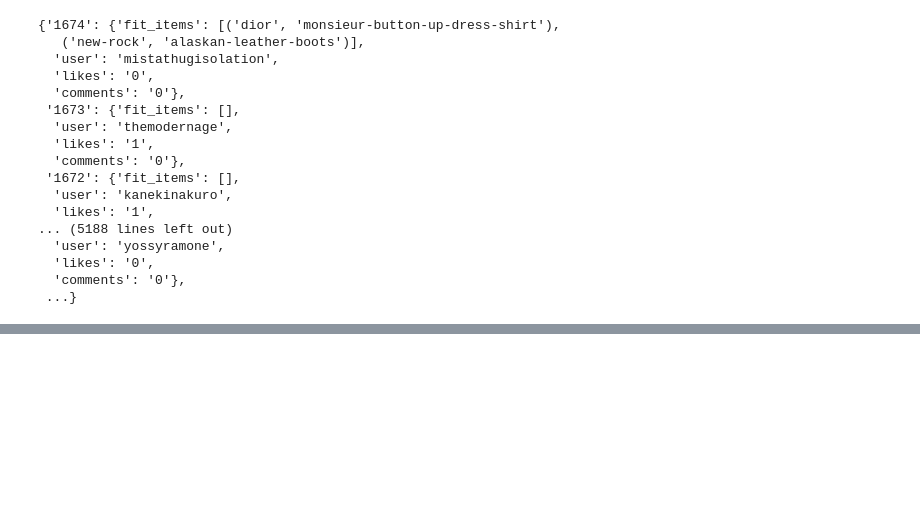
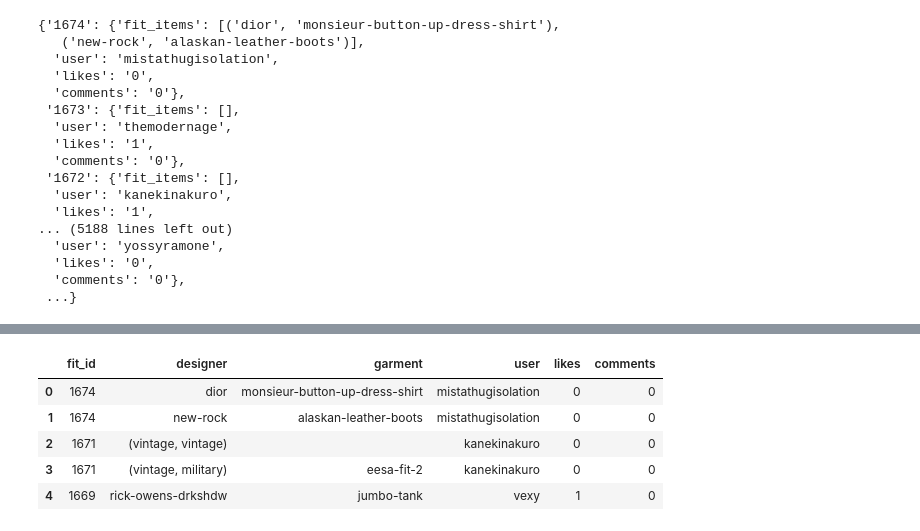
Before and after one commit to mdssmith/jawnflip_scraper, a Jupyter notebook: notebooks/scrape_from_manual.ipynb, the cells around one changed output, grey strips where cells are left out. Cells and saved outputs as stored; diff of their text form; code cells hidden in the pictures; blank space fills up the shorter version.

```diff
--- a/notebooks/scrape_from_manual.ipynb
+++ b/notebooks/scrape_from_manual.ipynb
@@ -130,0 +188,9 @@ out_dict_users
+# %%
+df.head()
+# %% [output]
+|  | fit_id | designer | garment | user | likes | comments |
+| 0 | 1674 | dior | monsieur-button-up-dress-shirt | mistathugisolation | 0 | 0 |
+| 1 | 1674 | new-rock | alaskan-leather-boots | mistathugisolation | 0 | 0 |
+| 2 | 1671 | (vintage, vintage) |  | kanekinakuro | 0 | 0 |
+| 3 | 1671 | (vintage, military) | eesa-fit-2 | kanekinakuro | 0 | 0 |
+| 4 | 1669 | rick-owens-drkshdw | jumbo-tank | vexy | 1 | 0 |
```
Also changed, not shown: parts of 12 cells of this notebook.
